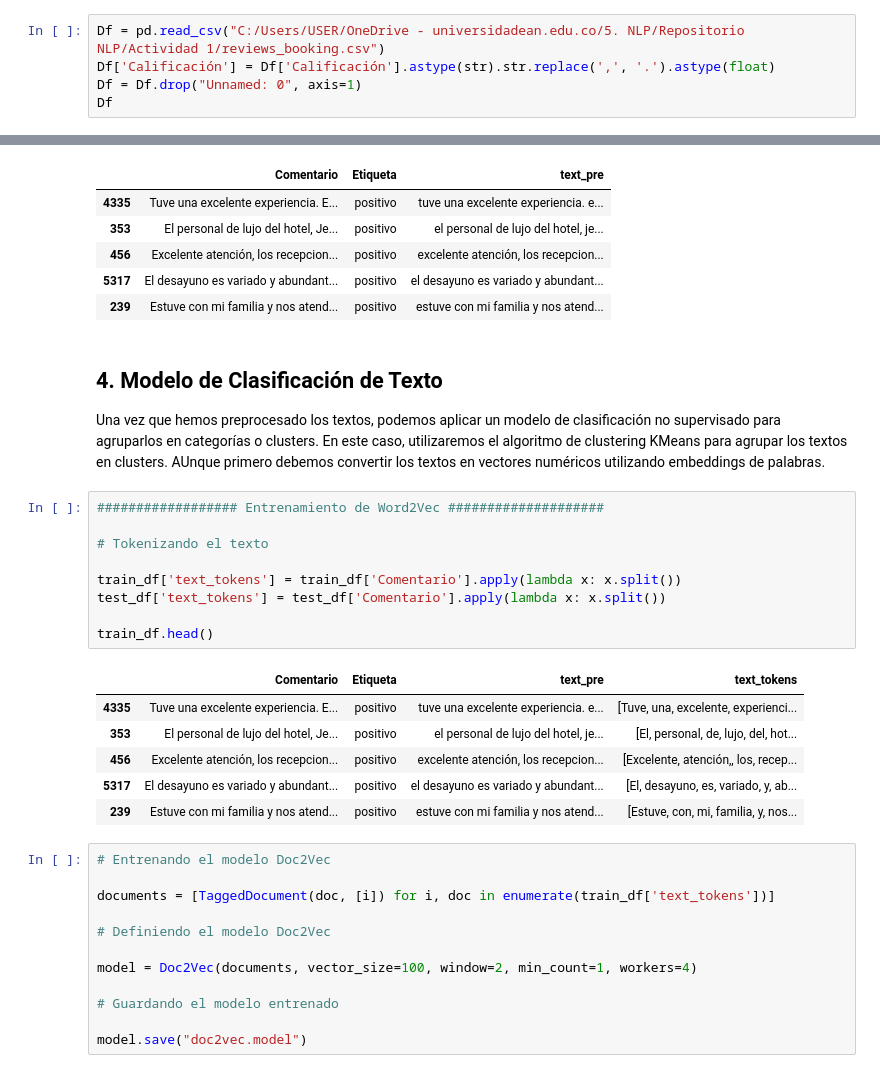
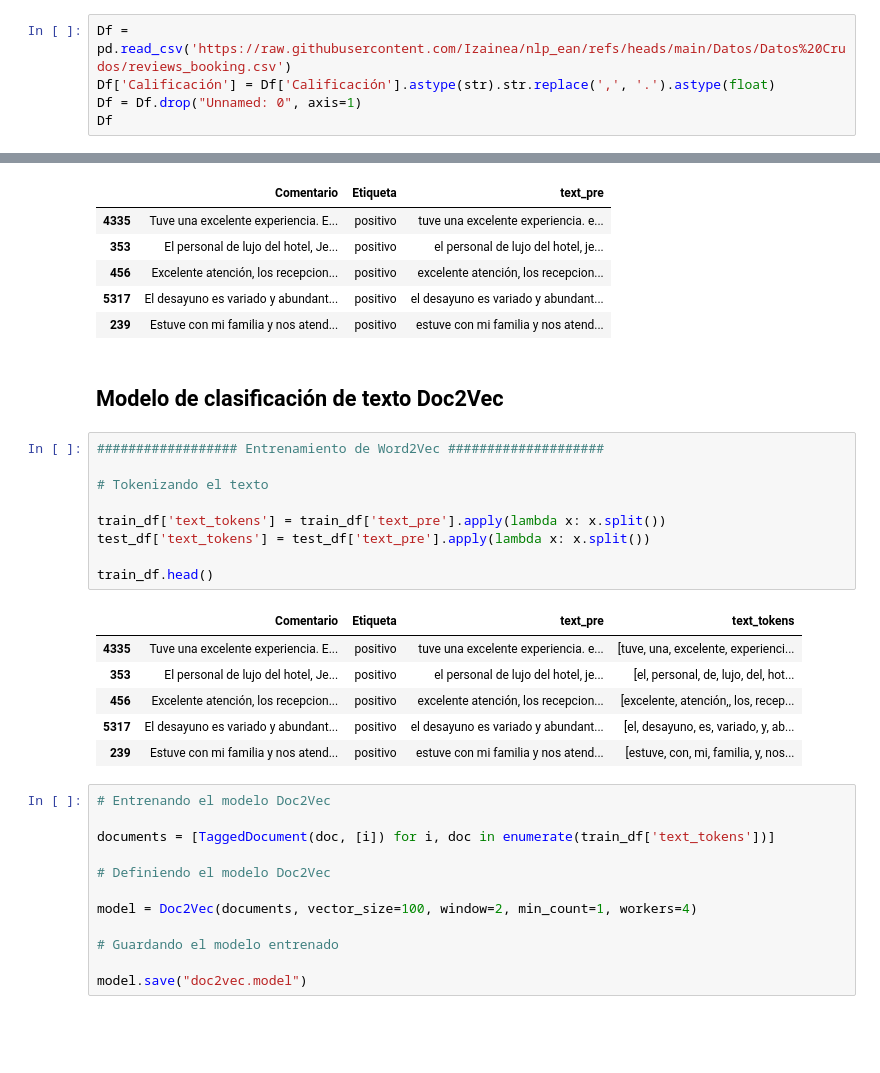
Before and after one commit to sebastiaanbv/NLP_EAN, a Jupyter notebook: Actividad 1/Doc2Vec_booking.ipynb, the cells around one changed output, grey strips where cells are left out. Cells and saved outputs as stored; diff of their text form; blank space fills up the shorter version.

```diff
--- a/Actividad 1/Doc2Vec_booking.ipynb
+++ b/Actividad 1/Doc2Vec_booking.ipynb
@@ -36,5 +34,5 @@ import os
 # %%
-Df = pd.read_csv("C:/Users/USER/OneDrive - universidadean.edu.co/5. NLP/Repositorio NLP/Actividad 1/reviews_booking.csv")
+Df = pd.read_csv('https://raw.githubusercontent.com/Izainea/nlp_ean/refs/heads/main/Datos/Datos%20Crudos/reviews_booking.csv')
 Df['Calificación'] = Df['Calificación'].astype(str).str.replace(',', '.').astype(float)
 Df = Df.drop("Unnamed: 0", axis=1)
 Df
@@ -206,26 +202,24 @@ train_df.head()
 | 456 | Excelente atención, los recepcion... | positivo | excelente atención, los recepcion... |
 | 5317 | El desayuno es variado y abundant... | positivo | el desayuno es variado y abundant... |
 | 239 | Estuve con mi familia y nos atend... | positivo | estuve con mi familia y nos atend... |
-# %% [markdown]
-## 4. Modelo de Clasificación de Texto
-
-Una vez que hemos preprocesado los textos, podemos aplicar un modelo de clasificación no supervisado para agruparlos en categorías o clusters. En este caso, utilizaremos el algoritmo de clustering KMeans para agrupar los textos en clusters. AUnque primero debemos convertir los textos en vectores numéricos utilizando embeddings de palabras.
+# %% [markdown]
+## Modelo de clasificación de texto Doc2Vec
 # %%
 ################## Entrenamiento de Word2Vec ####################
 
 # Tokenizando el texto
 
-train_df['text_tokens'] = train_df['Comentario'].apply(lambda x: x.split())
-test_df['text_tokens'] = test_df['Comentario'].apply(lambda x: x.split())
+train_df['text_tokens'] = train_df['text_pre'].apply(lambda x: x.split())
+test_df['text_tokens'] = test_df['text_pre'].apply(lambda x: x.split())
 
 train_df.head()
 # %% [output]
 |  | Comentario | Etiqueta | text_pre | text_tokens |
-| 4335 | Tuve una excelente experiencia. E... | positivo | tuve una excelente experiencia. e... | [Tuve, una, excelente, experienci... |
-| 353 | El personal de lujo del hotel, Je... | positivo | el personal de lujo del hotel, je... | [El, personal, de, lujo, del, hot... |
-| 456 | Excelente atención, los recepcion... | positivo | excelente atención, los recepcion... | [Excelente, atención,, los, recep... |
-| 5317 | El desayuno es variado y abundant... | positivo | el desayuno es variado y abundant... | [El, desayuno, es, variado, y, ab... |
-| 239 | Estuve con mi familia y nos atend... | positivo | estuve con mi familia y nos atend... | [Estuve, con, mi, familia, y, nos... |
+| 4335 | Tuve una excelente experiencia. E... | positivo | tuve una excelente experiencia. e... | [tuve, una, excelente, experienci... |
+| 353 | El personal de lujo del hotel, Je... | positivo | el personal de lujo del hotel, je... | [el, personal, de, lujo, del, hot... |
+| 456 | Excelente atención, los recepcion... | positivo | excelente atención, los recepcion... | [excelente, atención,, los, recep... |
+| 5317 | El desayuno es variado y abundant... | positivo | el desayuno es variado y abundant... | [el, desayuno, es, variado, y, ab... |
+| 239 | Estuve con mi familia y nos atend... | positivo | estuve con mi familia y nos atend... | [estuve, con, mi, familia, y, nos... |
 # %%
 # Entrenando el modelo Doc2Vec
 
```
Also changed, not shown: parts of 31 cells of this notebook, 4 other files.
